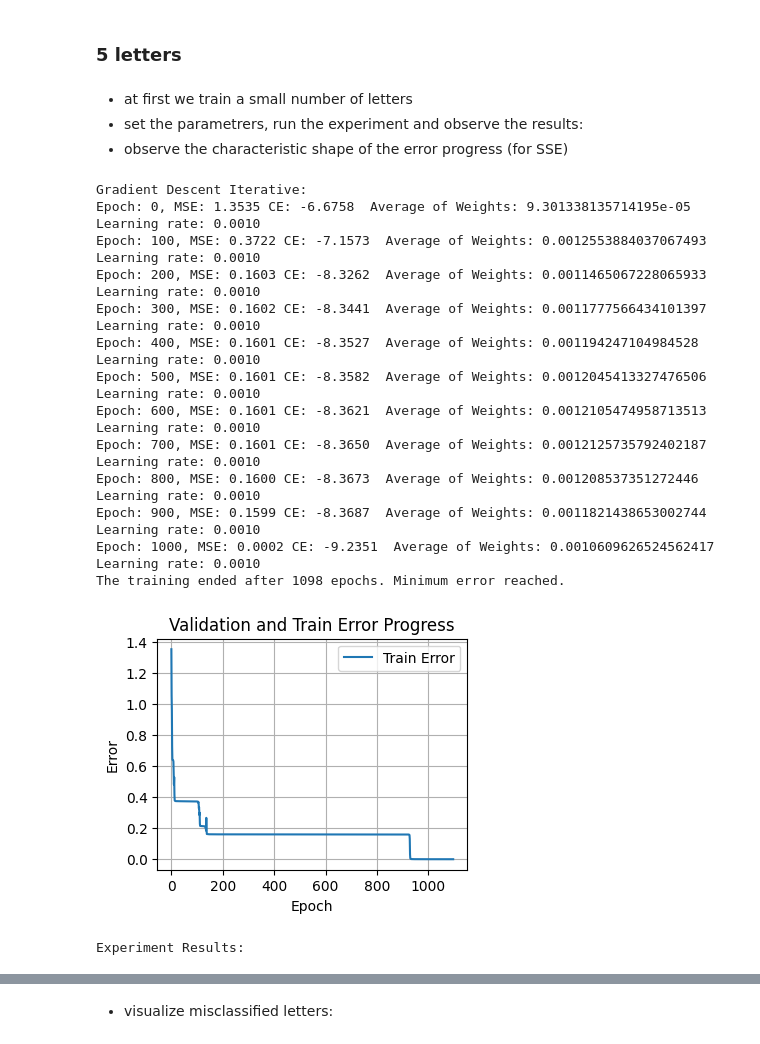
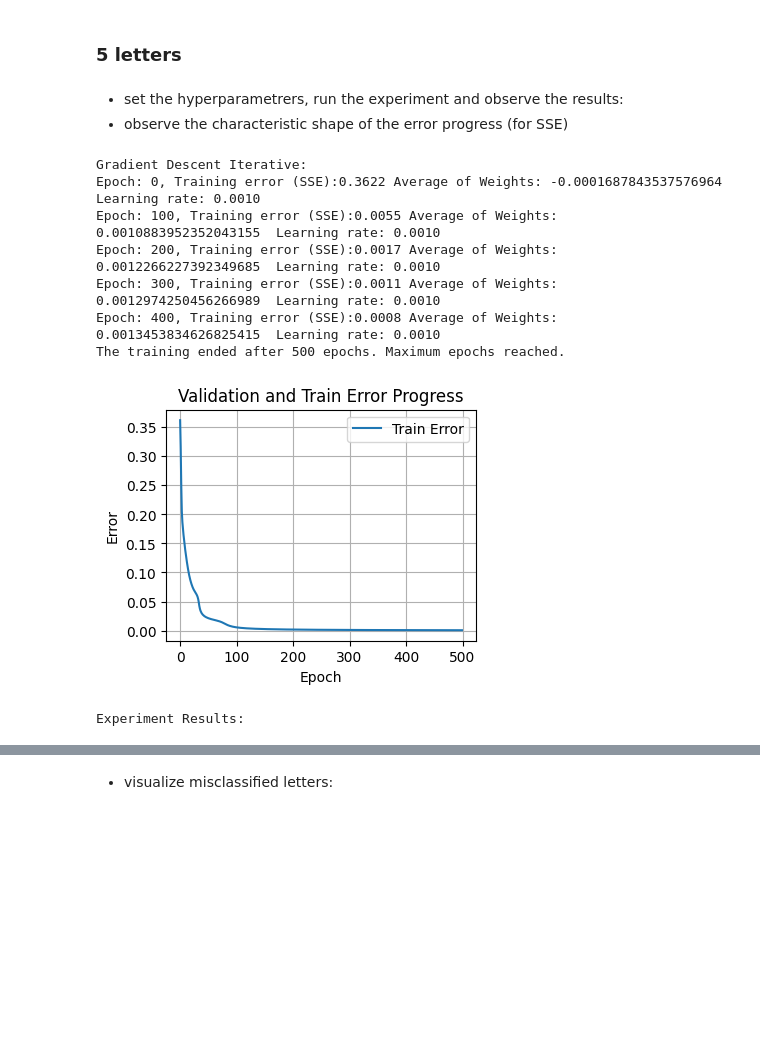
Before and after one commit to reitezuz/18NES1-2026, a Jupyter notebook: week04/perceptron_layer.ipynb, the cells around one changed output, grey strips where cells are left out. Cells and saved outputs as stored; diff of their text form; code cells hidden in the pictures; blank space fills up the shorter version.

```diff
--- a/week04/perceptron_layer.ipynb
+++ b/week04/perceptron_layer.ipynb
@@ -689,7 +690,7 @@ def one_hot_encode(d, num_classes=None):
     if num_classes is None:
         num_classes = np.max(d) # Infer number of classes if not provided
 
-    return np.eye(num_classes)[d-1] * 2 - 1 # Efficient one-hot encoding
+    return np.eye(num_classes)[d-1] # Efficient one-hot encoding
 # %% [markdown]
 # Example 1: Gallblader attack
 - now, we train three tasks at once:
@@ -700,19 +701,19 @@ def one_hot_encode(d, num_classes=None):
 def example_gallblader_attack():
     # Egg Salad, Pork Belly, Medicines -> Gallbladder Attack, Egg Salad, Majority
     inputs = np.array([
-        [+1, -1, -1],
-        [+1, -1, +1],
-        [-1, +1, -1],
-        [-1, +1, +1],
-        [+1, +1, -1],
+        [+1, 0, 0],
+        [+1, 0, +1],
+        [0, +1, 0],
+        [0, +1, +1],
+        [+1, +1, 0],
         [+1, +1, +1]
     ])
 
     true_outputs = np.array([
-        [+1, +1, -1],
-        [-1, +1, +1],
-        [+1, -1, -1],
-        [-1, -1, +1],
+        [+1, +1, 0],
+        [0, +1, +1],
+        [+1, 0, 0],
+        [0, 0, +1],
         [+1, +1, +1],
         [+1, +1, +1]
     ])
@@ -728,15 +729,16 @@ print(inputs.shape, true_outputs.shape)
 
 # set parameters:
 print_progress = True
-activation = 'tanh'
-learning_rate = 0.1 #  0.5
+activation = 'sigmoid'
+learning_rate = 0.5 #  0.5
 init_method = 'random'
 adaptive_learning_rate = False
 min_error = 0.0001
-epochs = 50
+epochs = 100
 variant = "iterative"
 validation_data = None
 max_validation_steps = None
+error_name = 'BCE'
 
 # run the experiment:
 
@@ -745,9 +747,9 @@ perceptron = PerceptronLayer(inputs.shape[1], true_outputs.shape[1], activation,
 
 
 if variant == 'iterative':
-    [training_errors, validation_errors] = perceptron.gradient_descent_iterative(inputs, true_outputs, learning_rate, epochs, adaptive_learning_rate, min_error, max_validation_steps, validation_data, print_progress)
+    [training_errors, validation_errors] = perceptron.gradient_descent_iterative(inputs, true_outputs, learning_rate, epochs, adaptive_learning_rate, min_error, max_validation_steps, validation_data, print_progress, error_name)
 else:
-    [training_errors, validation_errors] = perceptron.gradient_descent_batch(inputs, true_outputs, learning_rate, epochs, adaptive_learning_rate, min_error, max_validation_steps, validation_data, print_progress)
+    [training_errors, validation_errors] = perceptron.gradient_descent_batch(inputs, true_outputs, learning_rate, epochs, adaptive_learning_rate, min_error, max_validation_steps, validation_data, print_progress, error_name)
 
 
 # Print summary:
@@ -757,6 +759,7 @@ error = perceptron_error(true_outputs, real_outputs)
 print(f"Perceptron error: {error}")
 print(f"MAE error: {MAE_error(true_outputs, real_outputs)}")
 print(f"MSE error: {MSE_error(true_outputs, real_outputs)}")
+print
 plot_error_progress(training_errors, validation_errors)
 
 
@@ -764,8 +767,8 @@ plot_error_progress(training_errors, validation_errors)
 import pandas as pd
 df = pd.DataFrame(columns=['Input', 'Predicted', 'True'])
 for inputs, label in zip(inputs, true_outputs):
-    df.loc[len(df)] = {'Input': inputs, 'Predicted': perceptron.forward(inputs), 'True': label}
-df.round(2)
+    df.loc[len(df)] = {'Input': inputs, 'Predicted': perceptron.forward(inputs).round(2), 'True': label}
+df
 # %% [output]
 (6, 3) (6, 3)
 Gradient Descent Iterative:
@@ -923,8 +926,7 @@ experiment_results_let = pd.DataFrame(columns=['Epochs', 'MSE', 'Accuracy','Sum
 # %% [markdown]
 ### 5 letters
 # %% [markdown]
-- at first we train a small number of letters
-- set the parametrers, run the experiment and observe the results:
+- set the hyperparametrers, run the experiment and observe the results:
 - observe the characteristic shape of the error progress (for SSE)
 # %%
 alpha = 0.3       # level of noise in the testing data
@@ -933,7 +935,7 @@ np.random.seed(47876)
 # Preprocess the data:
 [inputs, labels] = load_letter_data()
 
-mask = (labels == 1) | (labels == 2) | (labels == 3) | (labels == 4)| (labels == 5)  # we train just 5  letters
+mask = (labels == 1) | (labels == 2) | (labels == 3) | (labels == 4)| (labels == 5)
 inputs = inputs[mask]
 labels = labels[mask]
 
@@ -942,48 +944,42 @@ true_outputs = one_hot_encode(labels)
 training_data = (inputs, true_outputs)
 
 
 testing_data = (inputs_noisy, true_outputs)
 validation_data = None
 testing_data2 = (inputs_denoised, true_outputs)
 data_description = "Letter classification"
 
 # Set Perceptron parameters:
 weights = np.zeros(inputs.shape[1])
 bias = 0
-activation = 'tanh'
+activation = 'sigmoid'
 init_method = 'random'
-epochs = 5000
+epochs = 500
 learning_rate = 0.001
 adaptive_learning_rate = False
 min_error = 0.0001
 print_progress = True
 variant ='iterative' # 'batch' # 'batch' 'iterative'
 max_validation_steps = 30
-error_name = 'SSE'# 'cross-entropy'
+error_name = 'SSE'
 
 # run the experiment:
 #for learning_rate in [0.0001, 0.001, 0.01, 0.1, 1]:
 
 perceptron = run_example_multiple_times_classification(experiment_results_let, training_data, testing_data, testing_data2, validation_data, activation, epochs, init_method, learning_rate, print_progress, variant, data_description, adaptive_learning_rate, min_error, error_name, max_validation_steps, num_runs=1)
 
 #perceptron = run_example_multiple_times_classification(experiment_results_let, training_data, testing_data, testing_data2, validation_data, activation, epochs, init_method, learning_rate, print_progress, variant, data_description, adaptive_learning_rate, min_error, max_validation_steps, num_runs=1)
 
 print("\nExperiment Results:")
 experiment_results_let
 # %% [output]
 Gradient Descent Iterative:
-Epoch: 0, MSE: 1.3535 CE: -6.6758  Average of Weights: 9.301338135714195e-05  Learning rate: 0.0010
-Epoch: 100, MSE: 0.3722 CE: -7.1573  Average of Weights: 0.0012553884037067493  Learning rate: 0.0010
-Epoch: 200, MSE: 0.1603 CE: -8.3262  Average of Weights: 0.0011465067228065933  Learning rate: 0.0010
-Epoch: 300, MSE: 0.1602 CE: -8.3441  Average of Weights: 0.0011777566434101397  Learning rate: 0.0010
-Epoch: 400, MSE: 0.1601 CE: -8.3527  Average of Weights: 0.001194247104984528  Learning rate: 0.0010
-Epoch: 500, MSE: 0.1601 CE: -8.3582  Average of Weights: 0.0012045413327476506  Learning rate: 0.0010
-Epoch: 600, MSE: 0.1601 CE: -8.3621  Average of Weights: 0.0012105474958713513  Learning rate: 0.0010
-Epoch: 700, MSE: 0.1601 CE: -8.3650  Average of Weights: 0.0012125735792402187  Learning rate: 0.0010
-Epoch: 800, MSE: 0.1600 CE: -8.3673  Average of Weights: 0.001208537351272446  Learning rate: 0.0010
-Epoch: 900, MSE: 0.1599 CE: -8.3687  Average of Weights: 0.0011821438653002744  Learning rate: 0.0010
-Epoch: 1000, MSE: 0.0002 CE: -9.2351  Average of Weights: 0.0010609626524562417  Learning rate: 0.0010
-The training ended after 1098 epochs. Minimum error reached.
+Epoch: 0, Training error (SSE):0.3622 Average of Weights: -0.0001687843537576964  Learning rate: 0.0010
+Epoch: 100, Training error (SSE):0.0055 Average of Weights: 0.0010883952352043155  Learning rate: 0.0010
+Epoch: 200, Training error (SSE):0.0017 Average of Weights: 0.0012266227392349685  Learning rate: 0.0010
+Epoch: 300, Training error (SSE):0.0011 Average of Weights: 0.0012974250456266989  Learning rate: 0.0010
+Epoch: 400, Training error (SSE):0.0008 Average of Weights: 0.0013453834626825415  Learning rate: 0.0010
+The training ended after 500 epochs. Maximum epochs reached.
-[figure, old version]
+[figure, new version]
 Experiment Results:
 |  | Epochs | MSE | Accuracy | Sum Accuracy | Test MSE | Test Accuracy | Test MSE2 | Test Accuracy2 | Time | ... |
```
Also changed, not shown: parts of 21 cells of this notebook.
